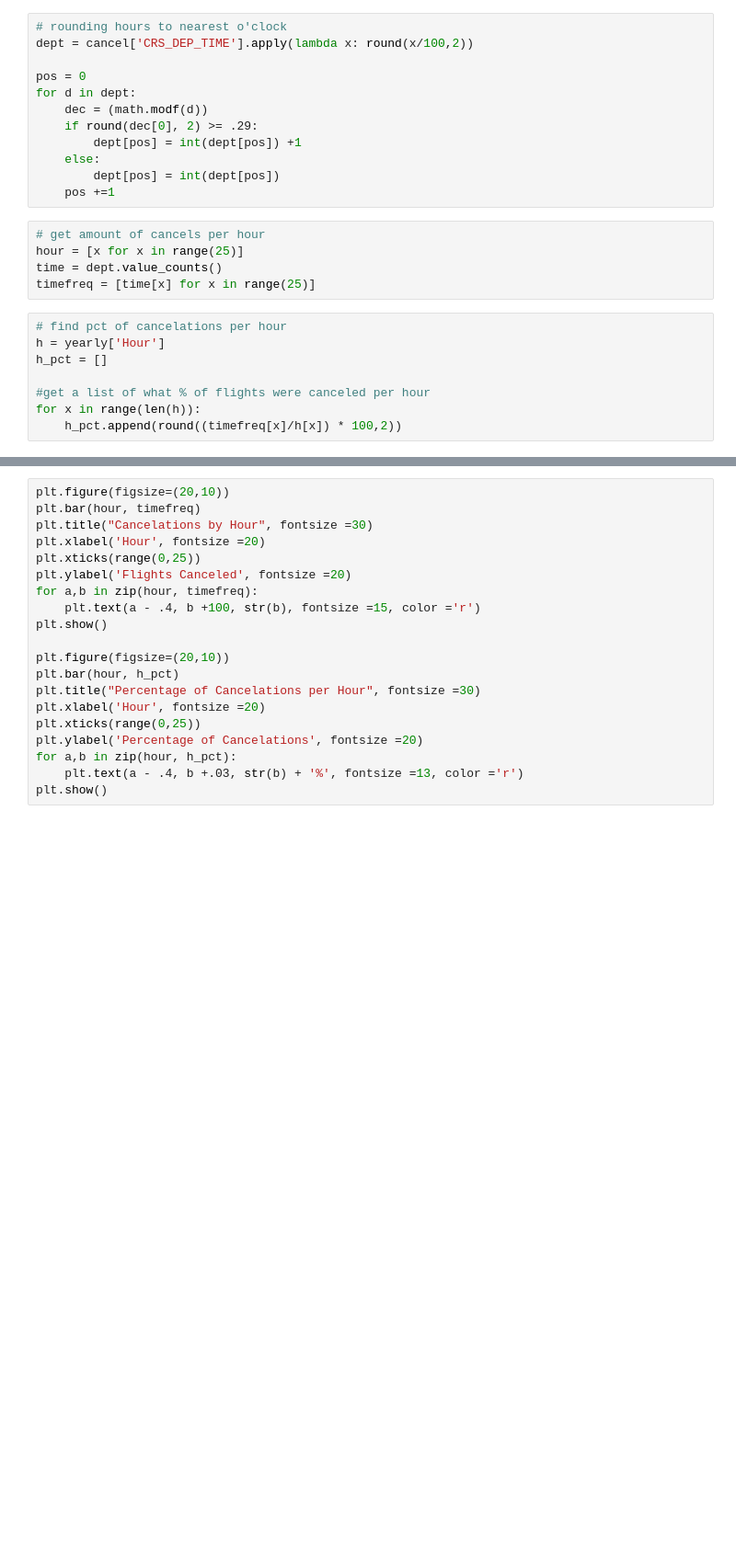
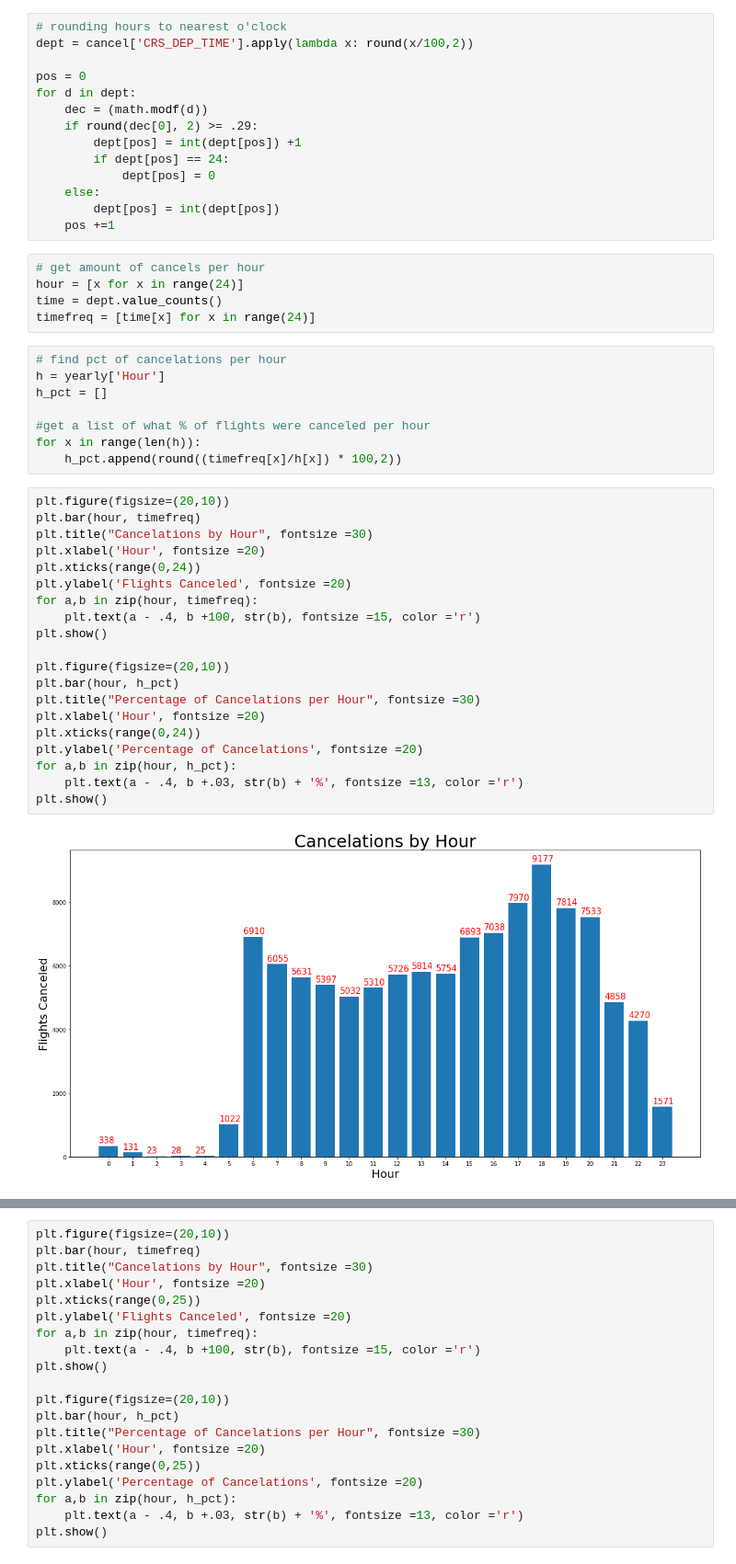
Before and after one commit to Arimorris/canceled_flights, a Jupyter notebook: visuals.ipynb, the cells around one changed output, grey strips where cells are left out. Shown at 92% size. Saved outputs shown, nothing was run; the diff lists cells and outputs as text; blank space fills up the shorter version.

Commit message:
fixed hr prob (0 & 24 are same time)

```diff
--- a/visuals.ipynb
+++ b/visuals.ipynb
@@ -377,14 +381,16 @@ for d in dept:
     dec = (math.modf(d))
     if round(dec[0], 2) >= .29:
         dept[pos] = int(dept[pos]) +1
+        if dept[pos] == 24:
+            dept[pos] = 0
     else:
         dept[pos] = int(dept[pos])
     pos +=1
 # %%
 # get amount of cancels per hour
-hour = [x for x in range(25)]
+hour = [x for x in range(24)]
 time = dept.value_counts()
-timefreq = [time[x] for x in range(25)]
+timefreq = [time[x] for x in range(24)]
 # %%
 # find pct of cancelations per hour
 h = yearly['Hour']
@@ -393,3 +399,25 @@ h_pct = []
 #get a list of what % of flights were canceled per hour
 for x in range(len(h)):
     h_pct.append(round((timefreq[x]/h[x]) * 100,2))
+# %%
+plt.figure(figsize=(20,10))
+plt.bar(hour, timefreq)
+plt.title("Cancelations by Hour", fontsize =30)
+plt.xlabel('Hour', fontsize =20)
+plt.xticks(range(0,24))
+plt.ylabel('Flights Canceled', fontsize =20)
+for a,b in zip(hour, timefreq):
+    plt.text(a - .4, b +100, str(b), fontsize =15, color ='r')
+plt.show()
+
+plt.figure(figsize=(20,10))
+plt.bar(hour, h_pct)
+plt.title("Percentage of Cancelations per Hour", fontsize =30)
+plt.xlabel('Hour', fontsize =20)
+plt.xticks(range(0,24))
+plt.ylabel('Percentage of Cancelations', fontsize =20)
+for a,b in zip(hour, h_pct):
+    plt.text(a - .4, b +.03, str(b) + '%', fontsize =13, color ='r')
+plt.show()
+# %% [output]
+[figure, added]
```
Also changed, not shown: parts of 3 cells of this notebook, 1 other file.
